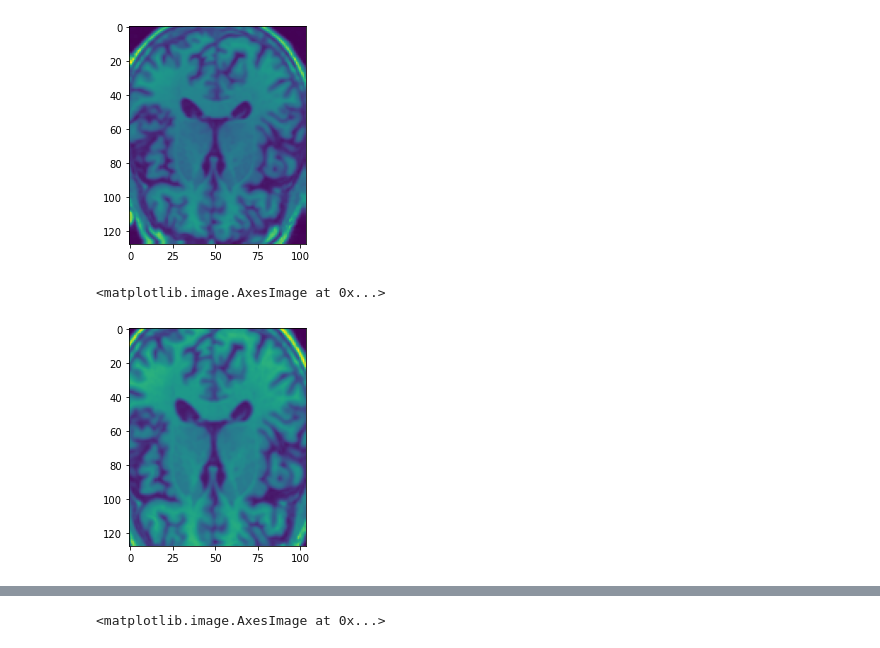
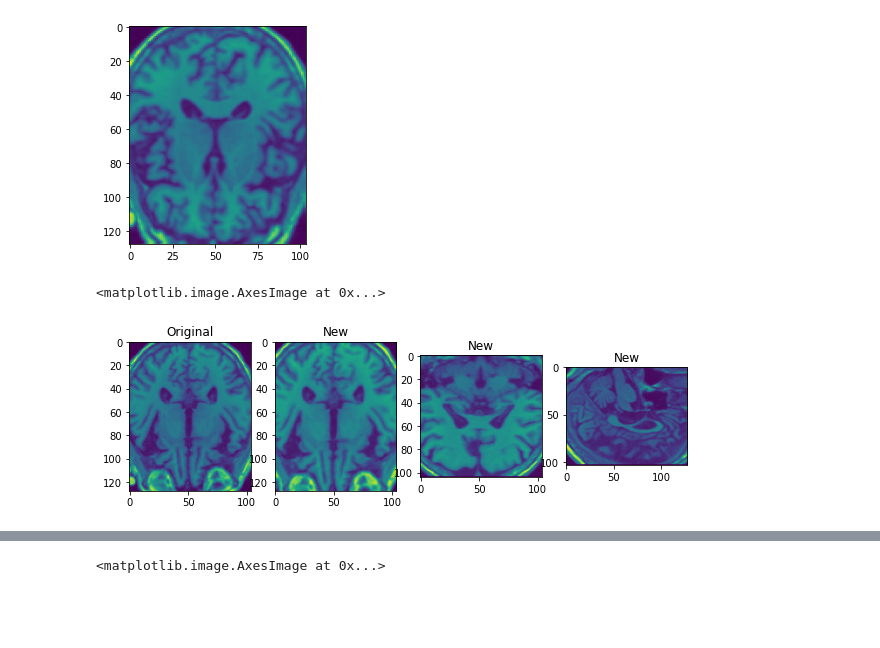
Before and after one commit to timzatko/dp, a Jupyter notebook: conda_notebooks/augmentations.ipynb, the cells around one changed output, grey strips where cells are left out. Cells and saved outputs as stored; diff of their text form; code cells hidden in the pictures; blank space fills up the shorter version.

```diff
--- a/conda_notebooks/augmentations.ipynb
+++ b/conda_notebooks/augmentations.ipynb
@@ -59,3 +59,7 @@ for batch_x, batch_y in seq:
     val_x = batch_x
     val_y = batch_y
     break
+# %%
+a = 0
+print(val_y[0])
+plt.imshow(val_x[0][56])
@@ -81,21 +92,35 @@ plt.imshow(rotated[56])
 <matplotlib.image.AxesImage at 0x...>
 [figure]
 # %%
-x = val_x[0]
+img = val_x[0]
 zoom = 0.25
 
-x_zoomed = tf.keras.preprocessing.image.random_zoom(
-    x.reshape(x.shape[:3]),
+x = tf.keras.preprocessing.image.random_zoom(
+    img.reshape(img.shape[:3]),
     (1 - zoom, 1),
     row_axis=1,
     col_axis=2,
     channel_axis=0,
     fill_mode='nearest',
     cval=0.0,
     interpolation_order=1
 )
+x = np.array(x).reshape((*x.shape, 1))
 
-plt.imshow(x_zoomed[56])
+fig, axes = plt.subplots(ncols=4, nrows=1, figsize=(10, 10))
+ax = axes.ravel()
+
+ax[0].set_title('Original')
+ax[0].imshow(show_img(img[50]))
+
+ax[1].set_title('New')
+ax[1].imshow(show_img(x[50, :, :,]))
+
+ax[2].set_title('New')
+ax[2].imshow(show_img(x[:, 50, :, :]))
+
+ax[3].set_title('New')
+ax[3].imshow(show_img(x[:, :, 50, :]))
 # %% [output]
 <matplotlib.image.AxesImage at 0x...>
-[figure, old version]
+[figure, new version]
```
Also changed, not shown: parts of 8 cells of this notebook, 18 other files.
